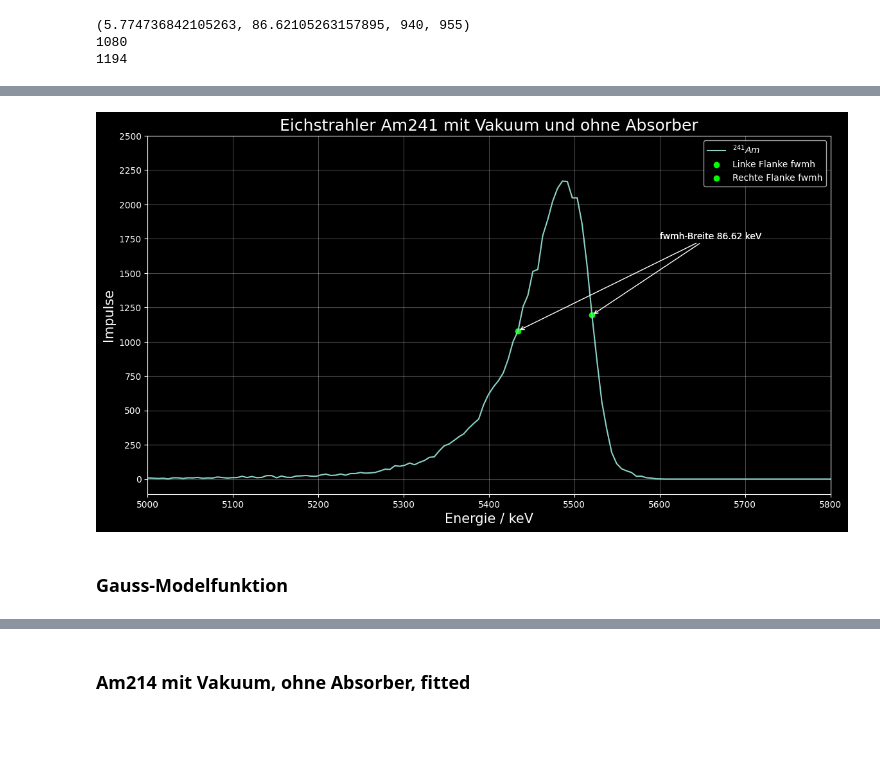
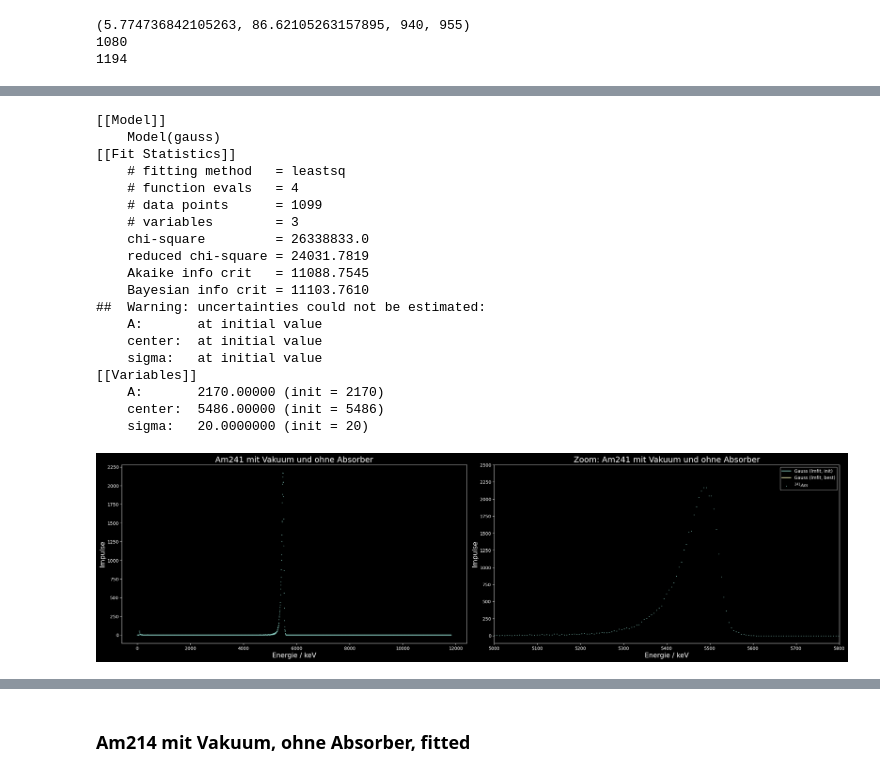
Before and after one commit to HateFindingNames/RadiationProtection_DetectorTechnology, a Jupyter notebook: V11/V11.ipynb, the cells around one changed output, grey strips where cells are left out. Drawn from its saved outputs; the diff is of its cells as text; code cells hidden in the pictures; blank space fills up the shorter version.

Commit message:
replace scipy.optimize with lmfit

```diff
--- a/V11/V11.ipynb
+++ b/V11/V11.ipynb
@@ -108,0 +126,6 @@ Ra_w_vac = spl_lst[5]
+# %%
+def gauss(x, A, center, sigma):
+    return A * np.exp(-(x-center)**2/(2*sigma**2))
+
+def gauss_calib(x, sigma):
+    return 2170 * np.exp(-(x-5486)**2/(2*sigma**2))
@@ -186,34 +281,64 @@ print(Am_w_vac["Impulse"].iloc[949] / 2.0)
 # %%
-xarr = np.asarray(Am_w_vac_mod["Energie(keV)"])
-yarr = np.asarray(Am_w_vac_mod["Impulse"])
+ecoeff, fwmh, fwmh_left_idx, fwmh_right_idx = EvenBetterEnergyCalib(Am_w_vac, 5486)
+xarr = np.asarray(Am_w_vac["Energie(keV)"] * ecoeff)
+yarr = np.asarray(Am_w_vac["Impulse"])
+# === CURVE_FIT =======
+fitrange = np.arange(949, len(Am_w_vac), 1)
+popt, pcov = curve_fit(gauss, Am_w_vac["Energie(keV)"][fitrange], Am_w_vac["Impulse"][fitrange], p0=[2170, 5486, 25])
+# === LMFIT ===========
+result = gmodel.fit(Am_w_vac["Impulse"][fitrange], params, x=Am_w_vac["Energie(keV)"][fitrange])
+print(result.fit_report())
 
-# Nightowl mode
-plt.style.use("default")
-plt.style.use("dark_background")
 size=60
+fig, (full, zoom) = plt.subplots(1, 2, figsize=(60*cm, 30*(9/16)*cm))
 
-fig, ax = plt.subplots(figsize=(30*cm, 30*(9/16)*cm))
+zoom.scatter(xarr, yarr, s=.5, label="$^{241}Am$")
+# zoom.scatter(xarr[fwmh_left_idx], yarr[fwmh_left_idx], marker="o", color="#00FF00", label="Linke Flanke FWMH")
+# zoom.scatter(xarr[fwmh_right_idx], yarr[fwmh_right_idx], marker="o", color="#00FF00", label="Rechte Flanke FWMH")
+# zoom.plot(xarr, gauss(xarr, *popt), label="Gauss (scipy)")
+zoom.plot(Am_w_vac["Energie(keV)"][fitrange], result.init_fit, label="Gauss (lmfit, init)")
+zoom.plot(Am_w_vac["Energie(keV)"][fitrange], result.best_fit, label="Gauss (lmfit, best)")
 
-ax.plot(xarr, yarr, label="$^{241}Am$")
-ax.scatter(xarr[fwmh_left_idx], yarr[fwmh_left_idx], marker="o", color="#00FF00", label="Linke Flanke fwmh")
-ax.scatter(xarr[fwmh_right_idx], yarr[fwmh_right_idx], marker="o", color="#00FF00", label="Rechte Flanke fwmh")
+zoom.set_yticks(np.arange(0, max(yarr)+501, 250))
+full.set_yticks(np.arange(0, max(yarr)+501, 250))
+zoom.set_xlim(left=5000, right=5800)
 
-ax.set_yticks(np.arange(0, max(Am_w_vac["Impulse"])+501, 250))
-ax.set_xlim(left=5000, right=5800)
+annotation_text = "FWMH {} keV".format(round(fwmh, 2))
+# zoom.annotate(annotation_text, (xarr[fwmh_right_idx], yarr[fwmh_right_idx]), (5600, 1750), arrowprops={"arrowstyle": "->"})
+# zoom.annotate(annotation_text, (xarr[fwmh_left_idx], yarr[fwmh_left_idx]), (5600, 1750), arrowprops={"arrowstyle": "->"})
+# zoom.zoom.text(0.01, 0.98, "$N_{{ges}}$ = {}".format(sum(yarr)), horizontalalignment="left", verticalalignment="top", transform=ax.transAxes, bbox=dict(facecolor='black', alpha=0.7))
 
-annotation_text = "fwmh-Breite {} keV".format(round(fwmh, 2))
-ax.annotate(annotation_text, (xarr[fwmh_right_idx], yarr[fwmh_right_idx]), (5600, 1750), arrowprops={"arrowstyle": "->"})
-ax.annotate(annotation_text, (xarr[fwmh_left_idx], yarr[fwmh_left_idx]), (5600, 1750), arrowprops={"arrowstyle": "->"})
+full.set_title("Am241 mit Vakuum und ohne Absorber", fontsize=0.3*size)
+zoom.set_title("Zoom: Am241 mit Vakuum und ohne Absorber", fontsize=0.3*size)
+full.set_xlabel("Energie / keV", fontsize=0.25*size)
+full.set_ylabel("Impulse", fontsize=0.25*size)
+zoom.set_xlabel("Energie / keV", fontsize=0.25*size)
+zoom.set_ylabel("Impulse", fontsize=0.25*size)
+zoom.legend()
 
-ax.set_title("Eichstrahler Am241 mit Vakuum und ohne Absorber", fontsize=0.3*size)
-ax.set_xlabel("Energie / keV", fontsize=0.25*size)
-ax.set_ylabel("Impulse", fontsize=0.25*size)
-ax.legend()
+# zoom.grid(axis='both', alpha=.3)
 
-ax.grid(axis='both', alpha=.3)
+full.scatter(xarr, yarr, s=.5, label="$^{241}Am$")
 
 plt.tight_layout()
 # %% [output]
+[[Model]]
+    Model(gauss)
+[[Fit Statistics]]
+    # fitting method   = leastsq
+    # function evals   = 4
+    # data points      = 1099
+    # variables        = 3
+    chi-square         = 26338833.0
+    reduced chi-square = 24031.7819
+    Akaike info crit   = 11088.7545
+    Bayesian info crit = 11103.7610
+##  Warning: uncertainties could not be estimated:
+    A:       at initial value
+    center:  at initial value
+    sigma:   at initial value
+[[Variables]]
+    A:       2170.00000 (init = 2170)
+    center:  5486.00000 (init = 5486)
+    sigma:   20.0000000 (init = 20)
-[figure, old version]
+[figure, new version]
-# %% [markdown]
-### Gauss-Modelfunktion
```
Also changed, not shown: parts of 34 cells of this notebook.
